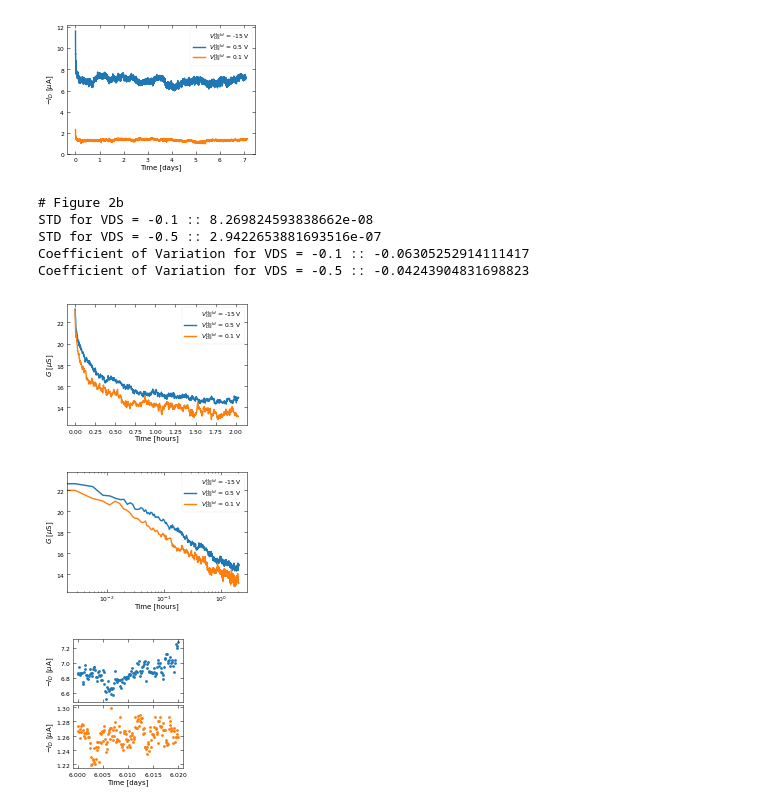
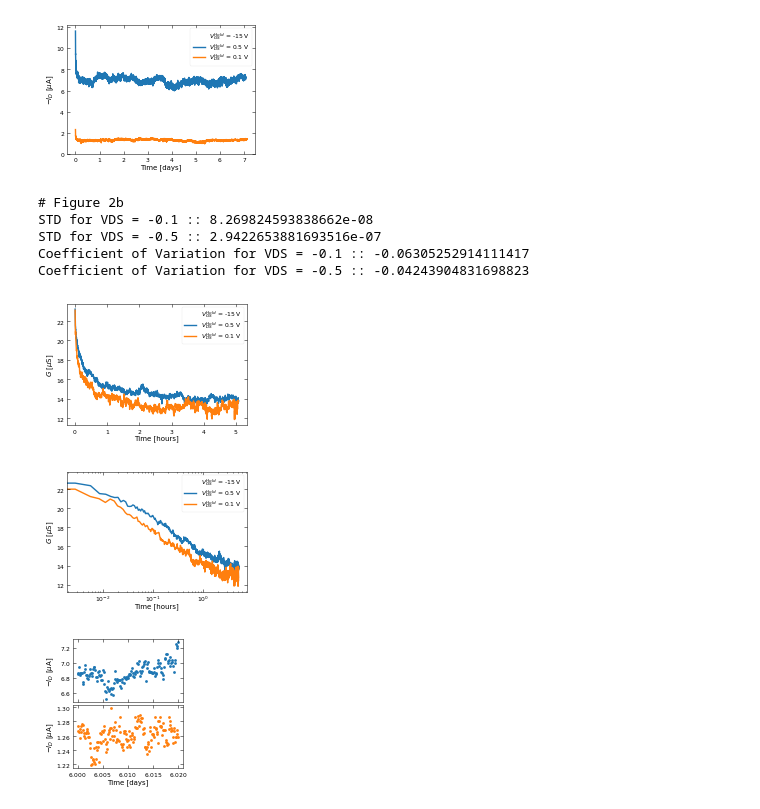
Before and after one commit to stevennoyce/CNT_IV, a Jupyter notebook: b2912a/notebooks/Bias Stress Figures 1.ipynb, the cells around one changed output. Drawn from its saved outputs; the diff is of its cells as text; code cells hidden in the pictures.

```diff
--- a/b2912a/notebooks/Bias Stress Figures 1.ipynb
+++ b/b2912a/notebooks/Bias Stress Figures 1.ipynb
@@ -458,17 +458,17 @@ plt.show()
 print('# Figure 2b')
 # makePlots('C127', 'X', '15-16', 4, 4, 'FullStaticBiasHistory', (3.3,2.2), saveFolder=saveFolder, plotSaveName='Figure 2 - ', saveFigures=True) # Static Bias
 
-parametersSets1 = dlu.loadJSON('data/C127/X/15-16/', 'StaticBias.json')
+parametersSets1 = dlu.loadJSON('data/stevenjay/BiasStress1/C127/X/15-16/', 'StaticBias.json')
 parametersSets1 = dlu.filterHistoryGreaterThan(parametersSets1, 'experimentNumber', 4)
 parametersSets1 = dlu.filterHistoryLessThan(parametersSets1, 'experimentNumber', 4)
 parametersSets1_SkipDay1 = parametersSets1[20:]
-parametersSets1_First3Hours = parametersSets1[0:2]
+parametersSets1_First3Hours = parametersSets1[0:5]
 
-parametersSets2 = dlu.loadJSON('data/C127/X/15-16/', 'StaticBias.json')
+parametersSets2 = dlu.loadJSON('data/stevenjay/BiasStress1/C127/X/15-16/', 'StaticBias.json')
 parametersSets2 = dlu.filterHistoryGreaterThan(parametersSets2, 'experimentNumber', 7)
 parametersSets2 = dlu.filterHistoryLessThan(parametersSets2, 'experimentNumber', 7)
 parametersSets2_SkipDay1 = parametersSets2[20:]
-parametersSets2_First3Hours = parametersSets2[0:2]
+parametersSets2_First3Hours = parametersSets2[0:5]
 
 initialTime1 = parametersSets1[0]['Results']['timestamps'][0]
 timestamps1 = np.array([])
@@ -507,35 +507,35 @@ print( 'Coefficient of Variation for VDS = -0.5 :: ' + str( np.std(Ids_noise2)/n
 
 fig = plt.figure(figsize=(3.1,2.22))
 plt.plot(timestamps2, abs(Ids2)/(0.5)/1e-6, label='$V_{{DS}}^{{Hold}}$ = 0.5 V')
 plt.plot(timestamps1, abs(Ids1)/(0.1)/1e-6, label='$V_{{DS}}^{{Hold}}$ = 0.1 V')
 plt.xlabel('Time [hours]')
 plt.ylabel('$G$ [$\mu$S]')
 leg = plt.legend(title='$V_{{GS}}^{{Hold}}$ = -15 V', labelspacing=0)
 leg._legend_box.align = "right"
 leg.set_title('$V_{{GS}}^{{Hold}}$ = -15 V', prop={"size":6})
 plt.tight_layout()
 plt.savefig(saveFolder + '/Figure S? decay rate.png', transparent=True, dpi=300)
 
 fig = plt.figure(figsize=(3.1,2.22))
 plt.semilogx(timestamps2, abs(Ids2)/(0.5)/1e-6, label='$V_{{DS}}^{{Hold}}$ = 0.5 V')
 plt.semilogx(timestamps1, abs(Ids1)/(0.1)/1e-6, label='$V_{{DS}}^{{Hold}}$ = 0.1 V')
 plt.xlabel('Time [hours]')
 plt.ylabel('$G$ [$\mu$S]')
 leg = plt.legend(title='$V_{{GS}}^{{Hold}}$ = -15 V', labelspacing=0)
 leg._legend_box.align = "right"
 leg.set_title('$V_{{GS}}^{{Hold}}$ = -15 V', prop={"size":6})
 plt.tight_layout()
 plt.savefig(saveFolder + '/Figure S? decay rate logtime.png', transparent=True, dpi=300)
 
 plt.show()
 # %% [output]
 # Figure 2b
 STD for VDS = -0.1 :: 8.269824593838662e-08
 STD for VDS = -0.5 :: 2.9422653881693516e-07
 Coefficient of Variation for VDS = -0.1 :: -0.06305252914111417
 Coefficient of Variation for VDS = -0.5 :: -0.04243904831698823
-[figure, old version]
+[figure, new version]
-[figure, old version]
+[figure, new version]
 # %%
 fig = plt.figure(figsize=(2.2,2.2))
 
```
Also changed, not shown: 2 other files.
